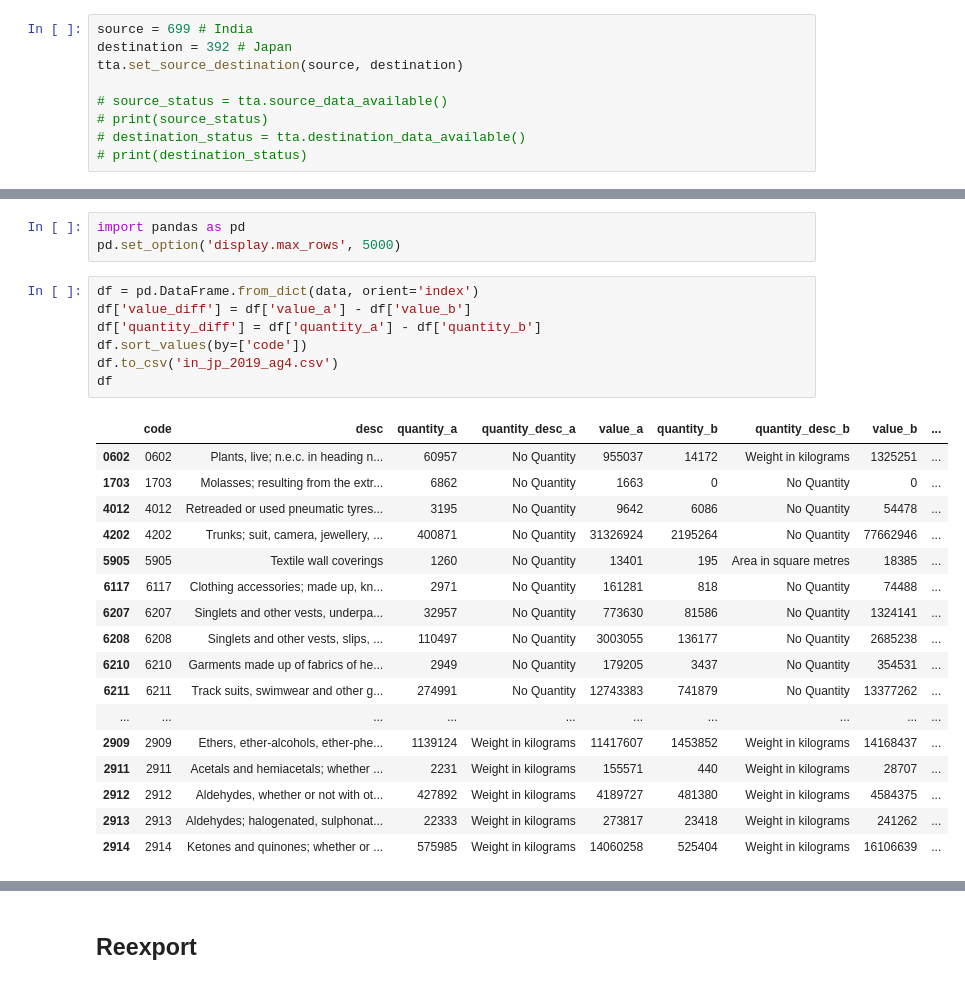
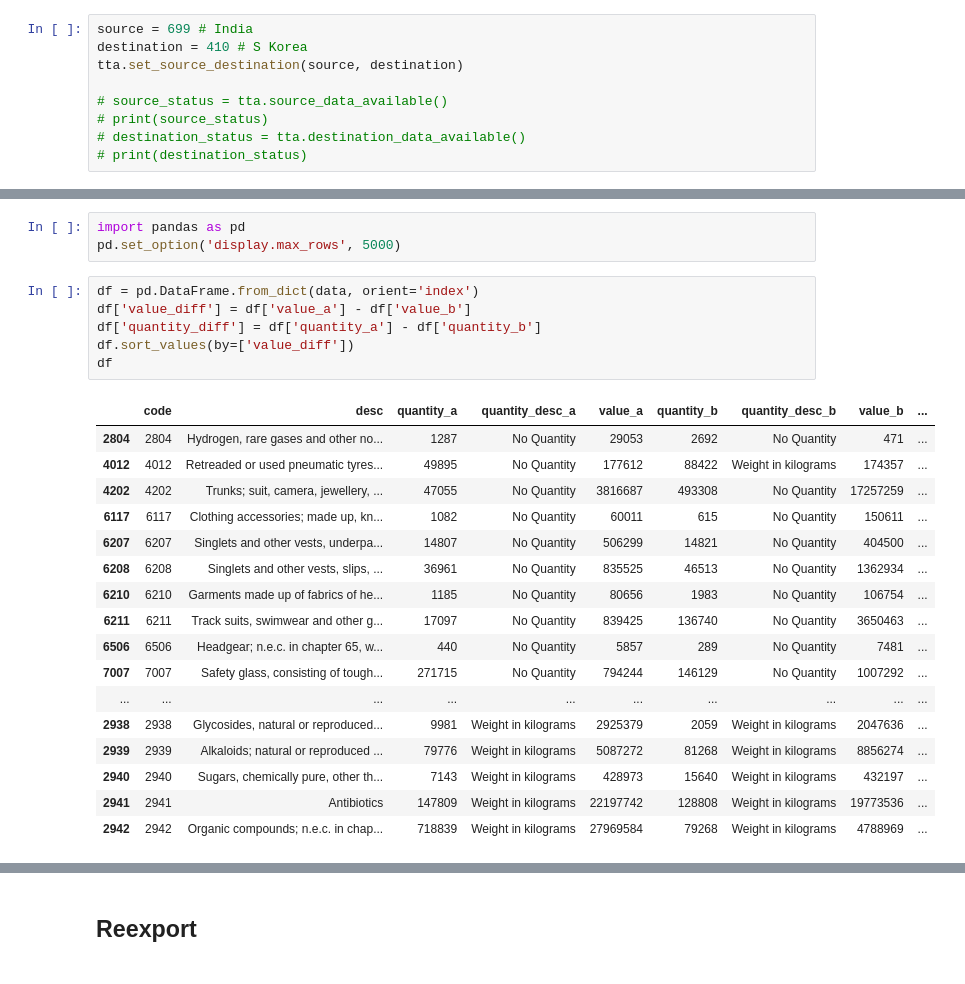
Before and after one commit to kmaneesh/tta, a Jupyter notebook: notebook/in/jp.ipynb, the cells around one changed output, grey strips where cells are left out. Saved outputs shown, nothing was run; the diff lists cells and outputs as text.

```diff
--- a/notebook/in/jp.ipynb
+++ b/notebook/in/jp.ipynb
@@ -39,7 +40,7 @@ trade_regime_ids
 ## Data availability request
 # %%
 source = 699 # India
-destination = 392 # Japan
+destination = 410 # S Korea
 tta.set_source_destination(source, destination)
 
 # source_status = tta.source_data_available()
@@ -61,28 +62,27 @@ pd.set_option('display.max_rows', 5000)
 # %%
 df = pd.DataFrame.from_dict(data, orient='index')
 df['value_diff'] = df['value_a'] - df['value_b']
 df['quantity_diff'] = df['quantity_a'] - df['quantity_b']
-df.sort_values(by=['code'])
-df.to_csv('in_jp_2019_ag4.csv')
+df.sort_values(by=['value_diff'])
 df
 # %% [output]
 |  | code | desc | quantity_a | quantity_desc_a | value_a | quantity_b | quantity_desc_b | value_b | ... |
-| 0602 | 0602 | Plants, live; n.e.c. in heading n... | 60957 | No Quantity | 955037 | 14172 | Weight in kilograms | 1325251 | ... |
-| 1703 | 1703 | Molasses; resulting from the extr... | 6862 | No Quantity | 1663 | 0 | No Quantity | 0 | ... |
-| 4012 | 4012 | Retreaded or used pneumatic tyres... | 3195 | No Quantity | 9642 | 6086 | No Quantity | 54478 | ... |
-| 4202 | 4202 | Trunks; suit, camera, jewellery, ... | 400871 | No Quantity | 31326924 | 2195264 | No Quantity | 77662946 | ... |
-| 5905 | 5905 | Textile wall coverings | 1260 | No Quantity | 13401 | 195 | Area in square metres | 18385 | ... |
-| 6117 | 6117 | Clothing accessories; made up, kn... | 2971 | No Quantity | 161281 | 818 | No Quantity | 74488 | ... |
-| 6207 | 6207 | Singlets and other vests, underpa... | 32957 | No Quantity | 773630 | 81586 | No Quantity | 1324141 | ... |
-| 6208 | 6208 | Singlets and other vests, slips, ... | 110497 | No Quantity | 3003055 | 136177 | No Quantity | 2685238 | ... |
-| 6210 | 6210 | Garments made up of fabrics of he... | 2949 | No Quantity | 179205 | 3437 | No Quantity | 354531 | ... |
-| 6211 | 6211 | Track suits, swimwear and other g... | 274991 | No Quantity | 12743383 | 741879 | No Quantity | 13377262 | ... |
+| 2804 | 2804 | Hydrogen, rare gases and other no... | 1287 | No Quantity | 29053 | 2692 | No Quantity | 471 | ... |
+| 4012 | 4012 | Retreaded or used pneumatic tyres... | 49895 | No Quantity | 177612 | 88422 | Weight in kilograms | 174357 | ... |
+| 4202 | 4202 | Trunks; suit, camera, jewellery, ... | 47055 | No Quantity | 3816687 | 493308 | No Quantity | 17257259 | ... |
+| 6117 | 6117 | Clothing accessories; made up, kn... | 1082 | No Quantity | 60011 | 615 | No Quantity | 150611 | ... |
+| 6207 | 6207 | Singlets and other vests, underpa... | 14807 | No Quantity | 506299 | 14821 | No Quantity | 404500 | ... |
+| 6208 | 6208 | Singlets and other vests, slips, ... | 36961 | No Quantity | 835525 | 46513 | No Quantity | 1362934 | ... |
+| 6210 | 6210 | Garments made up of fabrics of he... | 1185 | No Quantity | 80656 | 1983 | No Quantity | 106754 | ... |
+| 6211 | 6211 | Track suits, swimwear and other g... | 17097 | No Quantity | 839425 | 136740 | No Quantity | 3650463 | ... |
+| 6506 | 6506 | Headgear; n.e.c. in chapter 65, w... | 440 | No Quantity | 5857 | 289 | No Quantity | 7481 | ... |
+| 7007 | 7007 | Safety glass, consisting of tough... | 271715 | No Quantity | 794244 | 146129 | No Quantity | 1007292 | ... |
 | ... | ... | ... | ... | ... | ... | ... | ... | ... | ... |
-| 2909 | 2909 | Ethers, ether-alcohols, ether-phe... | 1139124 | Weight in kilograms | 11417607 | 1453852 | Weight in kilograms | 14168437 | ... |
-| 2911 | 2911 | Acetals and hemiacetals; whether ... | 2231 | Weight in kilograms | 155571 | 440 | Weight in kilograms | 28707 | ... |
-| 2912 | 2912 | Aldehydes, whether or not with ot... | 427892 | Weight in kilograms | 4189727 | 481380 | Weight in kilograms | 4584375 | ... |
-| 2913 | 2913 | Aldehydes; halogenated, sulphonat... | 22333 | Weight in kilograms | 273817 | 23418 | Weight in kilograms | 241262 | ... |
-| 2914 | 2914 | Ketones and quinones; whether or ... | 575985 | Weight in kilograms | 14060258 | 525404 | Weight in kilograms | 16106639 | ... |
+| 2938 | 2938 | Glycosides, natural or reproduced... | 9981 | Weight in kilograms | 2925379 | 2059 | Weight in kilograms | 2047636 | ... |
+| 2939 | 2939 | Alkaloids; natural or reproduced ... | 79776 | Weight in kilograms | 5087272 | 81268 | Weight in kilograms | 8856274 | ... |
+| 2940 | 2940 | Sugars, chemically pure, other th... | 7143 | Weight in kilograms | 428973 | 15640 | Weight in kilograms | 432197 | ... |
+| 2941 | 2941 | Antibiotics | 147809 | Weight in kilograms | 22197742 | 128808 | Weight in kilograms | 19773536 | ... |
+| 2942 | 2942 | Organic compounds; n.e.c. in chap... | 718839 | Weight in kilograms | 27969584 | 79268 | Weight in kilograms | 4788969 | ... |
 # %%
 df.plot.scatter(x='quantity_diff', y='value_diff', c='DarkBlue')
 # %% [output]
```
Also changed, not shown: parts of 3 cells of this notebook, 3 other files.
